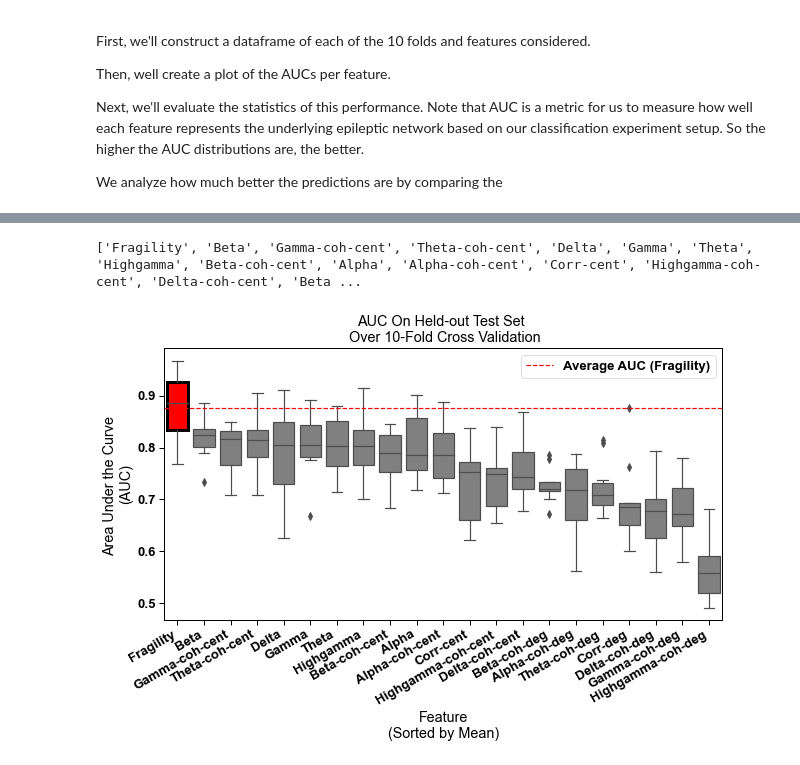
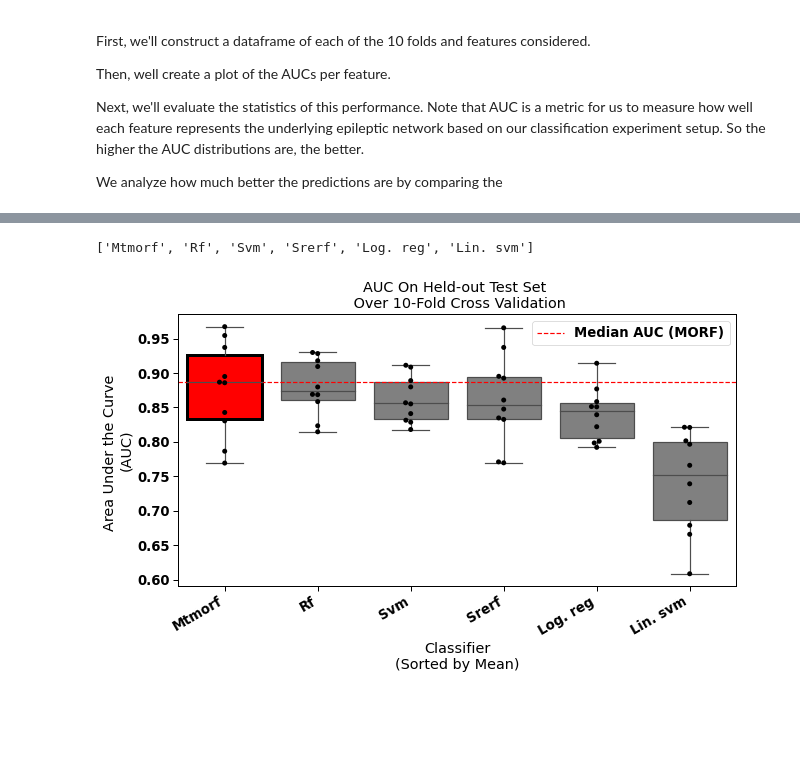
Before and after one commit to adam2392/fragility_in_ieeg, a Jupyter notebook: notebooks/run_classification_exp.ipynb, the cells around one changed output, grey strips where cells are left out. Cells and saved outputs as stored; diff of their text form; code cells hidden in the pictures; blank space fills up the shorter version.

```diff
--- a/notebooks/run_classification_exp.ipynb
+++ b/notebooks/run_classification_exp.ipynb
@@ -1065,44 +1209,68 @@ display(feature_aucs_df.head())
 # %%
 # map feature names to short-hand
-feature_aucs_df['Classifier'] = [x.replace('coherence', 'coh').
-                          replace('degree', 'deg').
-                          replace('centrality', 'cent').
-                          replace('Correlation', 'Corr') for x in feature_aucs_df['Classifier']]
+feature_aucs_df["Classifier"] = [
+    x.replace("coherence", "coh")
+    .replace("degree", "deg")
+    .replace("centrality", "cent")
+    .replace("Correlation", "Corr")
+    for x in feature_aucs_df["Classifier"]
+]
 
-order = feature_aucs_df.groupby('Classifier').median().sort_values(by='AUC', ascending=False)
+order = (
+    feature_aucs_df.groupby("Classifier")
+    .median()
+    .sort_values(by="AUC", ascending=False)
+)
 print(order.index.tolist())
 # %% [output]
-['Fragility', 'Beta', 'Gamma-coh-cent', 'Theta-coh-cent', 'Delta', 'Gamma', 'Theta', 'Highgamma', 'Beta-coh-cent', 'Alpha', 'Alpha-coh-cent', 'Corr-cent', 'Highgamma-coh-cent', 'Delta-coh-cent', 'Beta ...
+['Mtmorf', 'Rf', 'Svm', 'Srerf', 'Log. reg', 'Lin. svm']
 # %%
-plt.rcParams['font.weight'] = 'bold'
-plt.rcParams['figure.titleweight'] = 'bold'
+plt.rcParams["font.weight"] = "bold"
+plt.rcParams["figure.titleweight"] = "bold"
 
-sns.set_context('paper', font_scale=1.5)
+sns.set_context("paper", font_scale=1.5)
 fig, ax = plt.subplots(figsize=(10, 5))
-sns.boxplot(x='Feature', y='AUC', order=order.index,
-            data=feature_aucs_df, ax=ax,
-           color='gray')
-ax.axhline(feature_aucs_df[feature_aucs_df['Feature'] == 'Fragility']['AUC'].mean(),
-          color='red', ls='--', label='Average AUC (Fragility)')
+sns.boxplot(
+    x="Classifier",
+    y="AUC",
+    order=order.index,
+    data=feature_aucs_df,
+    ax=ax,
+    color="gray",
+)
+sns.swarmplot(
+    x="Classifier",
+    y="AUC",
+    order=order.index,
+    data=feature_aucs_df,
+    ax=ax,
+    color="black",
+)
+ax.axhline(
+    feature_aucs_df[feature_aucs_df["Classifier"] == "Mtmorf"]["AUC"].median(),
+    color="red",
+    ls="--",
+    label="Median AUC (MORF)",
+)
 xticklabels = ax.get_xticklabels()
-ax.set_xticklabels(xticklabels,
-                   ha='right', rotation=30
-                  )
+ax.set_xticklabels(xticklabels, ha="right", rotation=30)
 ax.legend()
-ax.set(title='AUC On Held-out Test Set \n Over 10-Fold Cross Validation',
-      xlabel='Feature\n(Sorted by Mean)',
-      ylabel='Area Under the Curve \n(AUC)')
+ax.set(
+    title="AUC On Held-out Test Set \n Over 10-Fold Cross Validation",
+    xlabel="Classifier\n(Sorted by Mean)",
+    ylabel="Area Under the Curve \n(AUC)",
+)
 
 # Select which box you want to change
 mybox = ax.artists[0]
 
 # Change the appearance of that box
-mybox.set_facecolor('red')
-mybox.set_edgecolor('black')
+mybox.set_facecolor("red")
+mybox.set_edgecolor("black")
 mybox.set_linewidth(3)
 
-figpath = Path(figdir) / f'figure4-discriminationandprecision/'
-fname = f'delta_auc_plot_{clf_type}_quantilefeatures.pdf'
+# figpath = Path(figdir) / f'figure4-discriminationandprecision/'
+# fname = f'delta_auc_plot_{clf_type}_quantilefeatures.pdf'
 # fig.savefig(figpath / fname, bbox_inches='tight')
 # %% [output]
-[figure, old version]
+[figure, new version]
```
Also changed, not shown: parts of 14 cells of this notebook, 1 other file.
